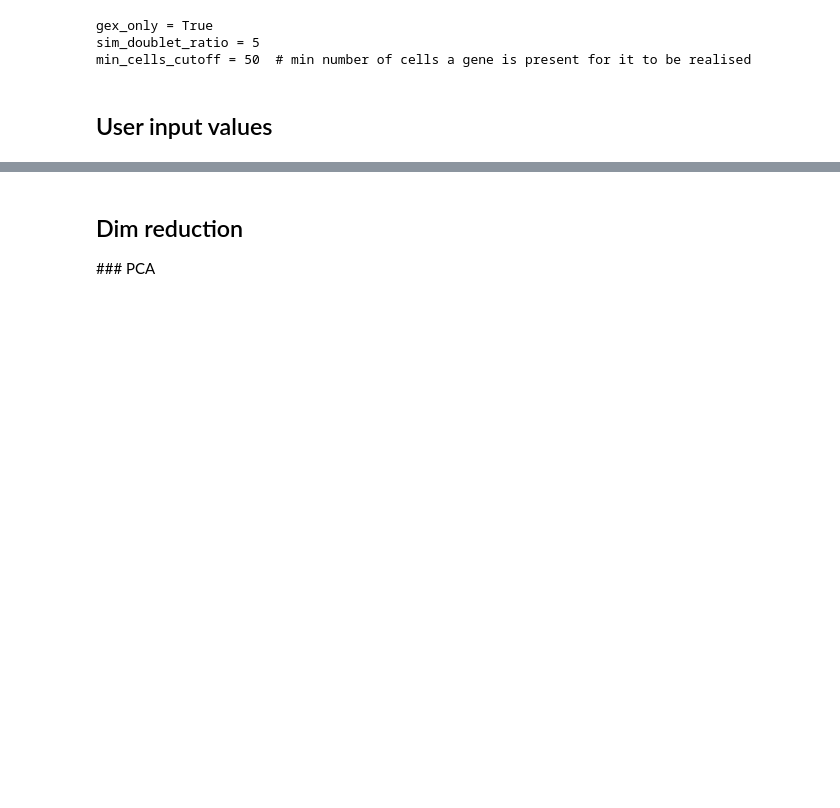
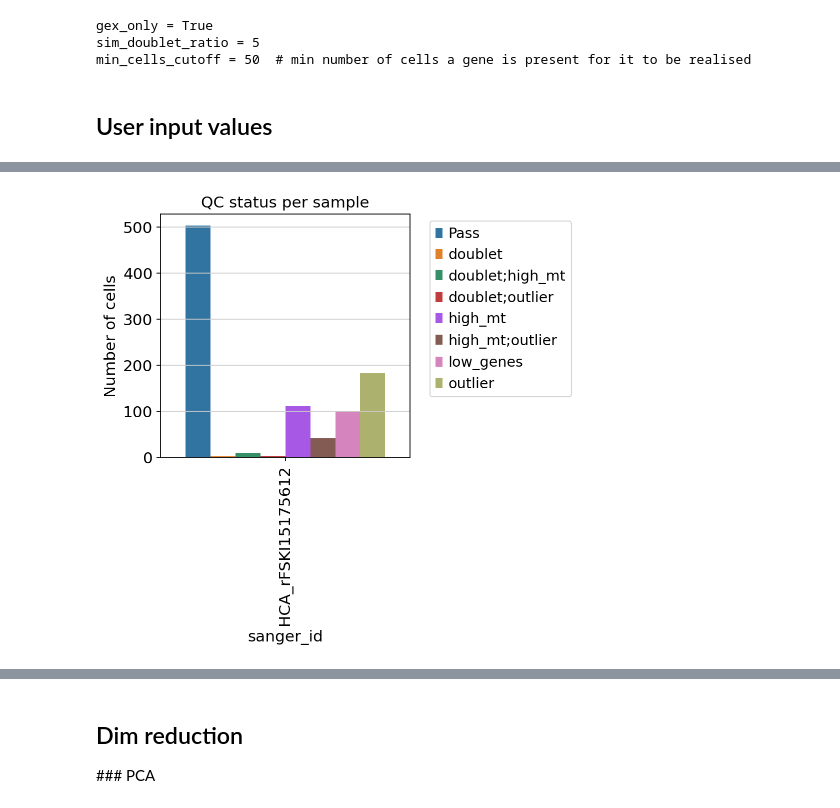
Before and after one commit to haniffalab/solosis, a Jupyter notebook: notebooks/sc_base1.ipynb, the cells around one changed output, grey strips where cells are left out. Drawn from its saved outputs; the diff is of its cells as text; code cells hidden in the pictures; blank space fills up the shorter version.

```diff
--- a/notebooks/sc_base1.ipynb
+++ b/notebooks/sc_base1.ipynb
@@ -226,0 +611,4 @@ sc.pp.highly_variable_genes(adata, n_top_genes=n_top_genes)
+# %%
+low_counts = adata.obs["total_counts"] <= min_total_counts
+low_genes  = adata.obs["n_genes_by_counts"] <= min_genes_counts
+high_mt    = adata.obs["pct_counts_mt"] >= max_mt_pct
@@ -226,0 +760,8 @@ sc.pp.highly_variable_genes(adata, n_top_genes=n_top_genes)
+# %%
+# Saving default doublets predicted by the scrublet
+
+adata_filt.obs["predicted_doublet_scrublet"] = adata_filt.obs["predicted_doublet"].copy()
+# %%
+# doublets by 3 MAD and 5MAD
+
+adata_filt.obs["predicted_doublet_3MAD"] = (is_outlier(adata_filt, "doublet_score", nmads=3) )
@@ -226,0 +772,3 @@ sc.pp.highly_variable_genes(adata, n_top_genes=n_top_genes)
+# %%
+adata_filt.obs["predicted_doublet_5MAD"] = (is_outlier(adata_filt, "doublet_score", nmads=5) )
+adata_filt.obs["predicted_doublet_5MAD"].sum()
@@ -226,0 +992,70 @@ sc.pp.highly_variable_genes(adata, n_top_genes=n_top_genes)
+# %%
+# -------------------------------------------------------
+# QC status per sample (Matplotlib for Jupyter)
+# -------------------------------------------------------
+import seaborn as sns
+import matplotlib.pyplot as plt
+
+fig, ax = plt.subplots()
+sns.countplot(data=adata_filt.obs, x="sanger_id", hue="QC_reasons", ax=ax)
+ax.set_xticklabels(ax.get_xticklabels(), rotation=90)
+ax.set_ylabel("Number of cells")
+ax.legend(bbox_to_anchor=(1.05, 1), loc='upper left')
+ax.set_title("QC status per sample")
+
+plt.show()   # static plot inside Jupyter
+
+
+# -------------------------------------------------------
+# Save Matplotlib PNG
+# -------------------------------------------------------
+png_path = os.path.join(plot_dir, "qc_status_per_sample.png")
+fig.savefig(png_path, dpi=150, bbox_inches="tight")
+plt.close(fig)
+
+
+# -------------------------------------------------------
+# Create interactive QC histogram (Plotly) — for HTML only
+# -------------------------------------------------------
+import plotly.express as px
+
+df = adata_filt.obs.copy()
+
+fig_plotly = px.histogram(
+    df,
+    x="QC_reasons",
+    color="QC_reasons",
+    title="QC Reasons Distribution",
+    color_discrete_sequence=px.colors.qualitative.Bold
+)
+
+fig_plotly.update_layout(
+    xaxis_title="QC Reason",
+    yaxis_title="Number of cells",
+    legend_title="QC reason",
+    bargap=0.2,
+    width=900,
+    height=500,
+)
+
+fig_plotly.update_traces(opacity=1.0)
+
+# ---- IMPORTANT ----
+# We DO NOT show Plotly here to keep the notebook clean
+
+# -------------------------------------------------------
+# Save interactive HTML for report
+# -------------------------------------------------------
+plotly_html_path = os.path.join(plot_dir, "qc_reasons_histogram_interactive.html")
+fig_plotly.write_html(plotly_html_path)
+
+create_html_page(
+    title=f"{sample_id} — QC Reasons Histogram",
+    plot_path=plotly_html_path,
+    output_dir=report_dir,
+    prefix=sample_id,
+    plot_type="individual"
+)
+
+print("Saved QC status PNG + interactive histogram HTML + Sushi page.")
+# %% [output]
@@ -226,0 +1063 @@ sc.pp.highly_variable_genes(adata, n_top_genes=n_top_genes)
+[figure, added]
```
Also changed, not shown: parts of 89 cells of this notebook.
